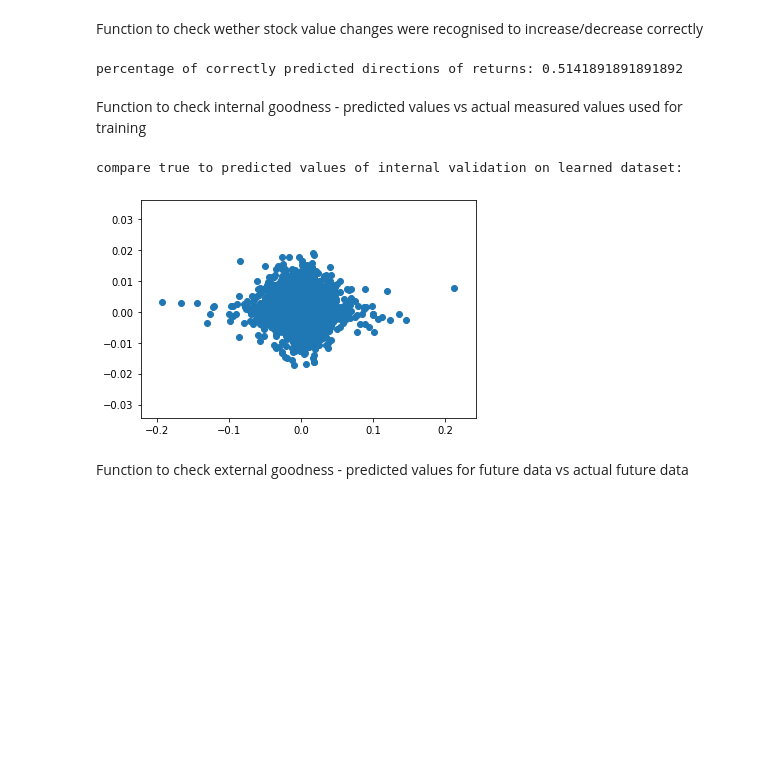
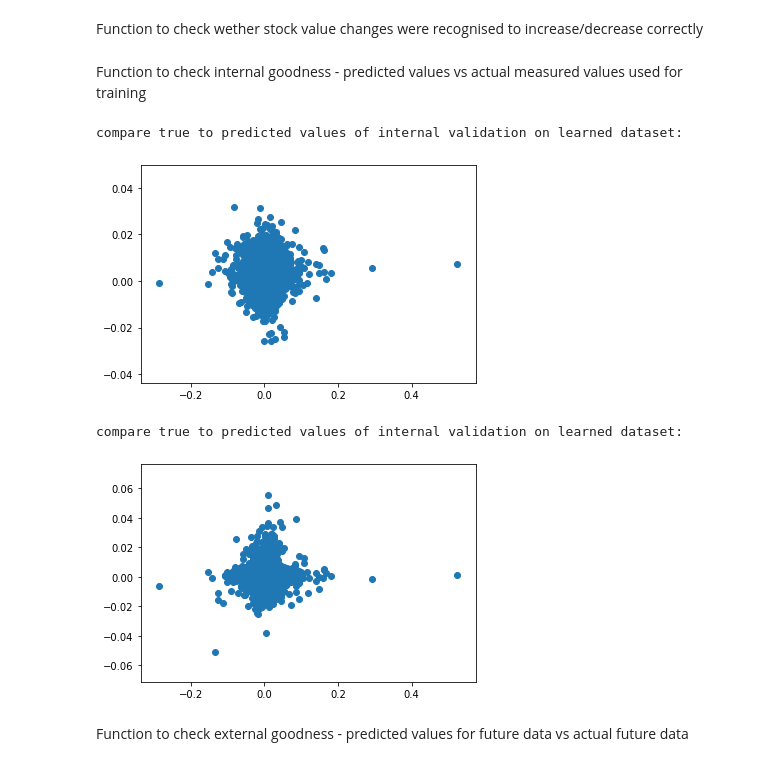
Before and after one commit to cvazz/IntroMLDL, a Jupyter notebook: CNN.ipynb, the cells around one changed output. Cells and saved outputs as stored; diff of their text form; code cells hidden in the pictures; blank space fills up the shorter version.

```diff
--- a/CNN.ipynb
+++ b/CNN.ipynb
@@ -171,6 +219,4 @@ def directional_goodness(model,x_new,y_new):
                 count +=1
     print('percentage of correctly predicted directions of returns: ' + str(count/len(y_pred)/len(y_pred[0])))
 # %%
-directional_goodness(model,x_test,y_test)
+directional_goodness(model_cnn,x_test,y_test)
-# %% [output]
-percentage of correctly predicted directions of returns: 0.5141891891891892
@@ -183,10 +231,15 @@ def internal_goodness(model, x_new, y_new):
     #model.predict nimmt x-werte und gibt die predicteten y-werte zurück
     plt.scatter(y_new, y_pred)
 # %%
-internal_goodness(model,x_test,y_test)
+internal_goodness(model_cnn,x_test,y_test)
 # %% [output]
 compare true to predicted values of internal validation on learned dataset:
-[figure, old version]
+[figure, new version]
+# %%
+internal_goodness(model_rnn,x_test,y_test)
+# %% [output]
+compare true to predicted values of internal validation on learned dataset:
+[figure, added]
 # %% [markdown]
 Function to check external goodness - predicted values for future data vs actual future data
 # %%
```
Also changed, not shown: parts of 12 cells of this notebook.
